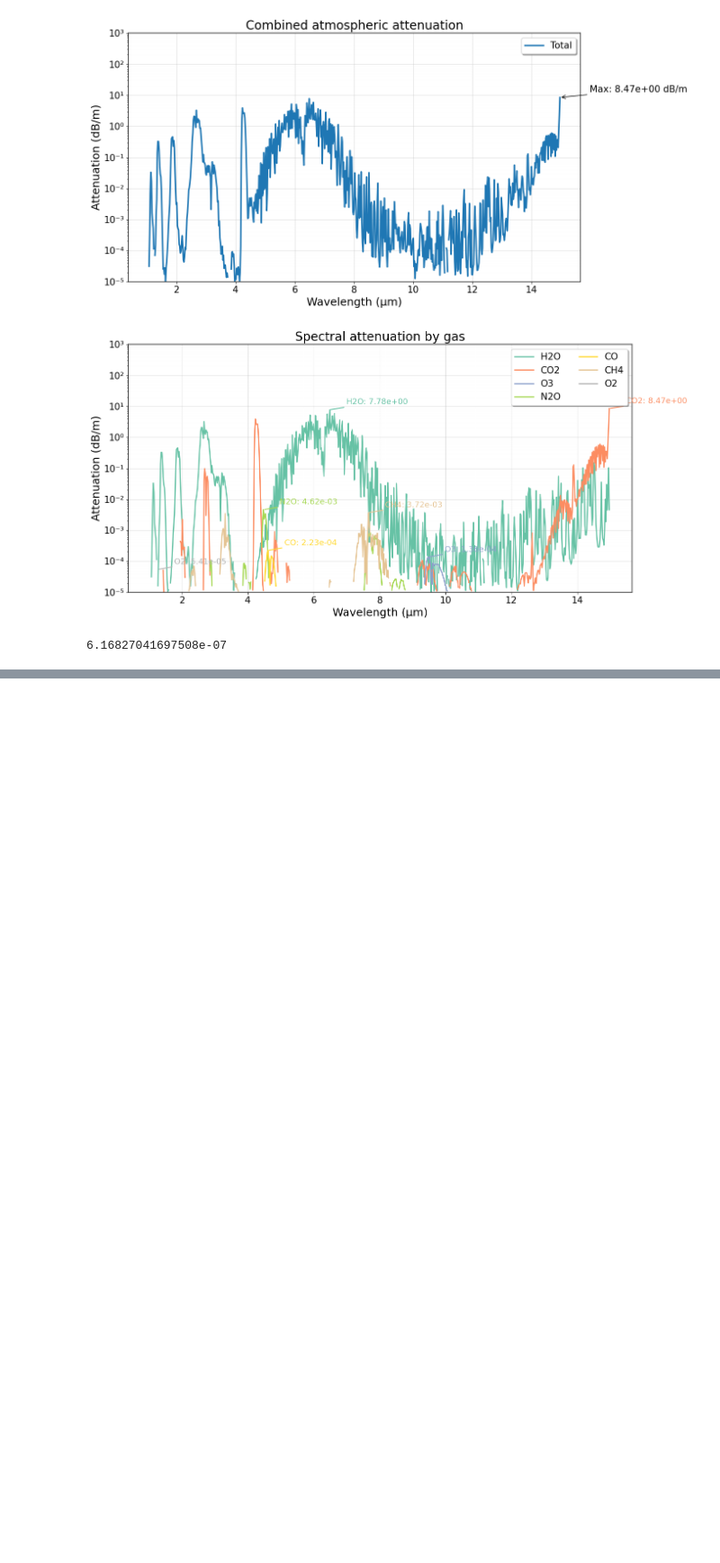
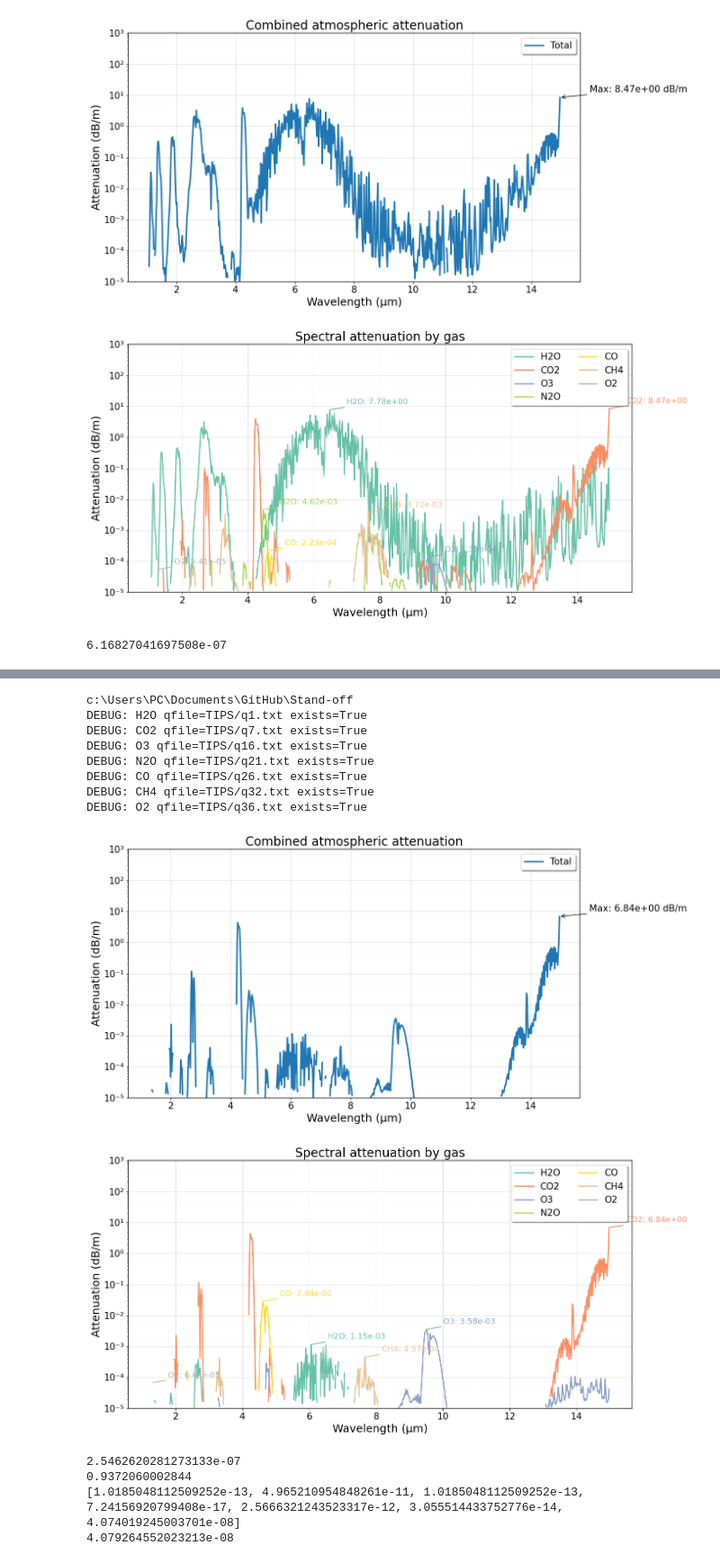
Before and after one commit to Jleon13/Stand-off, a Jupyter notebook: tests_preassure.ipynb, the cells around one changed output, grey strips where cells are left out. Shown at 90% size. Saved outputs shown, nothing was run; the diff lists cells and outputs as text; code cells hidden in the pictures; blank space fills up the shorter version.

```diff
--- a/tests_preassure.ipynb
+++ b/tests_preassure.ipynb
@@ -163,0 +285,57 @@ print(a)
+# %%
+#Julian 100
+
+sp = default_species()
+for s in sp:
+     if s.name == 'H2O': s.Pmol = 4.000e-07
+     if s.name == 'CO2': s.Pmol = 1.950e-04
+     if s.name == 'O3': s.Pmol = 4.000e-07
+     if s.name == 'N2O': s.Pmol = 2.844e-10
+     if s.name == 'CO': s.Pmol = 1.008e-05
+     if s.name == 'CH4': s.Pmol = 1.200e-07
+     if s.name == 'O2': s.Pmol = 1.600e5/1e6
+
+
+import os
+print(os.getcwd())
+
+res = run_simulation(
+    parfile='68da838c.par',
+    species=sp,
+    nu_min=666.67, nu_max=10000.0, dnu=0.01,
+    tileW=20.0, guard=5.0,
+    temp_K=190.50, L_m=1.0, Pair=1.0,
+    delta_um=0.020,
+    save_csv=True, outdir='out', make_plots=True,
+)
+
+lambda_um = res['lambda_centers']
+Tprod = res['T_prod_samp']
+Th2o  = res['T_each_samp'][0]
+# %% [output]
+c:\Users\PC\Documents\GitHub\Stand-off
+DEBUG: H2O qfile=TIPS/q1.txt exists=True
+DEBUG: CO2 qfile=TIPS/q7.txt exists=True
+DEBUG: O3 qfile=TIPS/q16.txt exists=True
+DEBUG: N2O qfile=TIPS/q21.txt exists=True
+DEBUG: CO qfile=TIPS/q26.txt exists=True
+DEBUG: CH4 qfile=TIPS/q32.txt exists=True
+DEBUG: O2 qfile=TIPS/q36.txt exists=True
+[figure, added]
+[figure, added]
+# %%
+Ptotal = convert_atm(0.2580 , "gcms2")
+ppVs = [4.000E-07, 1.950E-04, 4.000E-07, 2.844E-10, 1.008E-05, 1.200E-07]
+o2 = convert_vmr(1.600E+05)
+vmrs = ppVs + [o2]
+
+Pmol_values = [q*Ptotal for q in vmrs]
+print(Ptotal)
+print(sum(ppVs)+o2 + 0.777)
+print(Pmol_values)
+print(sum(Pmol_values))
+# %% [output]
+2.5462620281273133e-07
+0.9372060002844
+[1.0185048112509252e-13, 4.965210954848261e-11, 1.0185048112509252e-13, 7.24156920799408e-17, 2.5666321243523317e-12, 3.055514433752776e-14, 4.074019245003701e-08]
+4.079264552023213e-08
```
Also changed, not shown: parts of 7 cells of this notebook, 7 other files.
